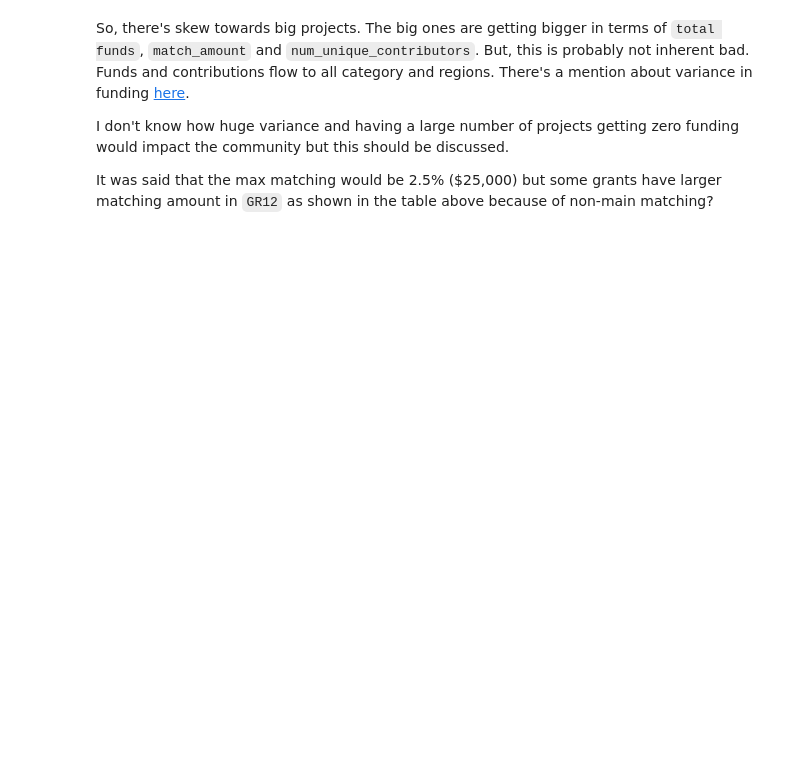
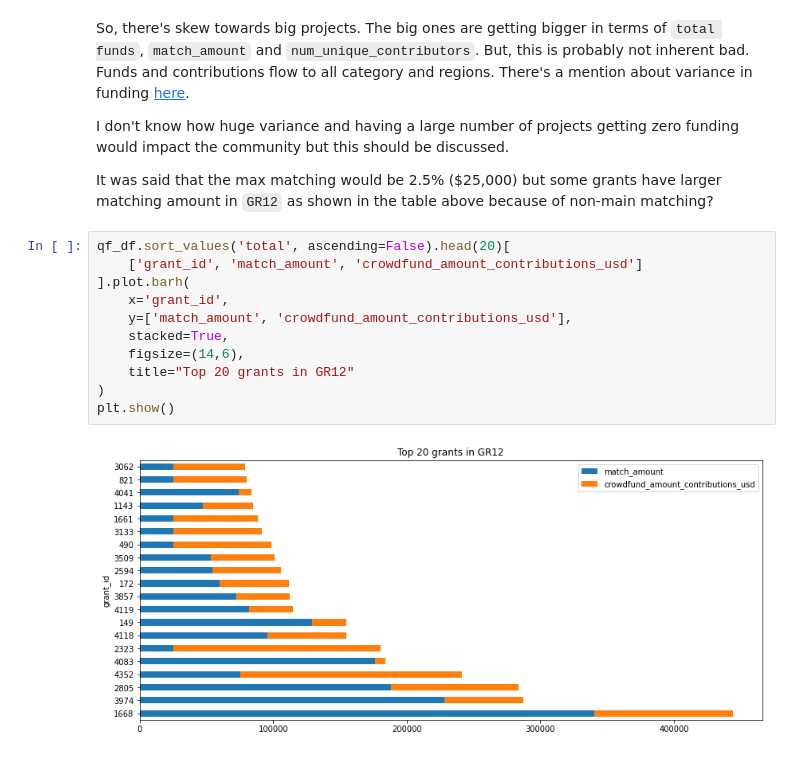
Before and after one commit to bizzyvinci/Gitcoin-grant-round-analysis, a Jupyter notebook: analysis.ipynb, the cells around one changed output. Saved outputs shown, nothing was run; the diff lists cells and outputs as text; blank space fills up the shorter version.

Commit message:
Added barh for top 20 grants

```diff
--- a/analysis.ipynb
+++ b/analysis.ipynb
@@ -306,3 +308,16 @@ So, there's skew towards big projects. The big ones are getting bigger in terms
 I don't know how huge variance and having a large number of projects getting zero funding would impact the community but this should be discussed.
 
 It was said that the max matching would be 2.5% ($25,000) but some grants have larger matching amount in `GR12` as shown in the table above because of non-main matching?
+# %%
+qf_df.sort_values('total', ascending=False).head(20)[
+    ['grant_id', 'match_amount', 'crowdfund_amount_contributions_usd']
+].plot.barh(
+    x='grant_id',
+    y=['match_amount', 'crowdfund_amount_contributions_usd'],
+    stacked=True,
+    figsize=(14,6),
+    title="Top 20 grants in GR12"
+)
+plt.show()
+# %% [output]
+[figure, added]
```
Also changed, not shown: parts of 2 cells of this notebook.
